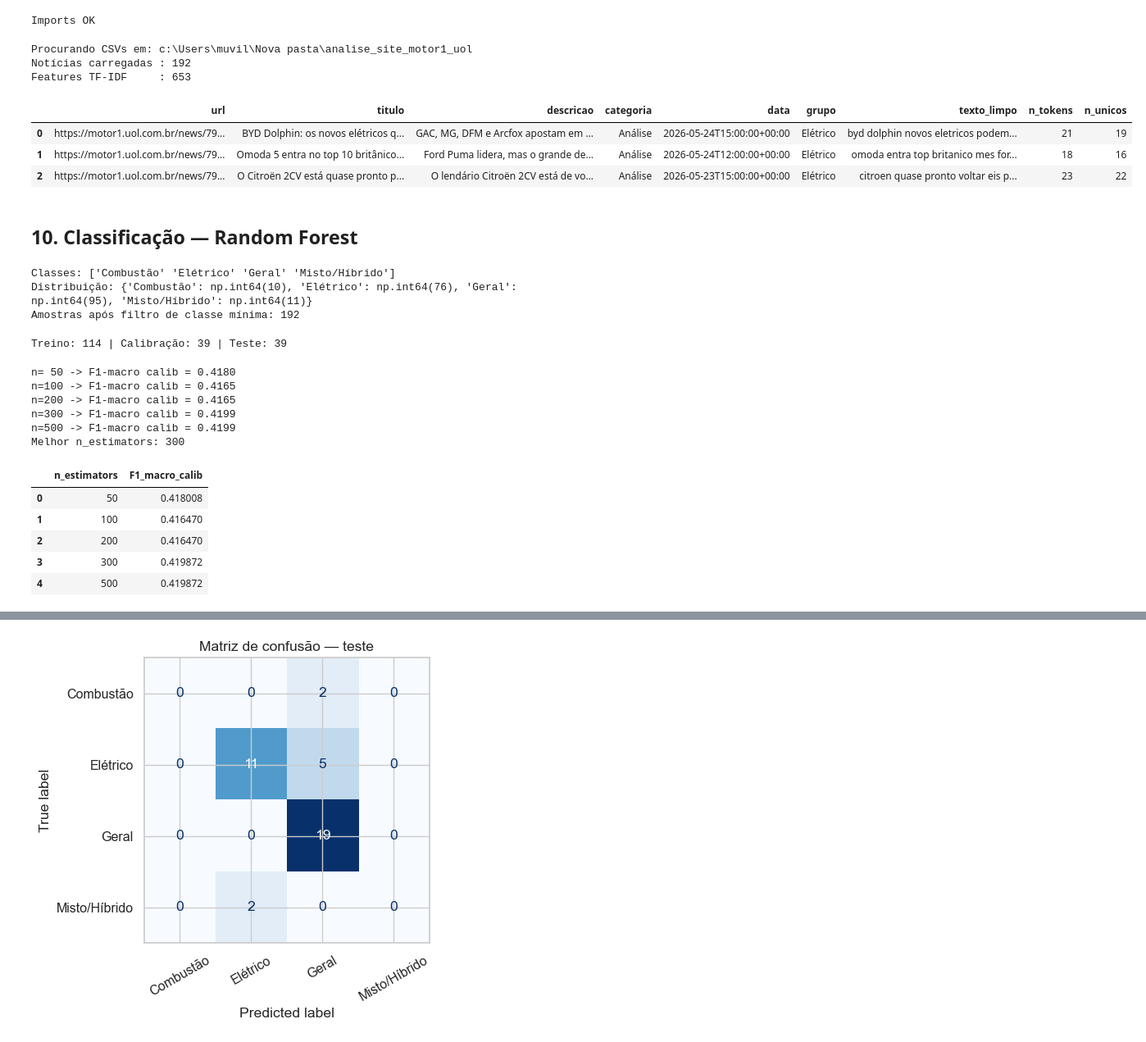
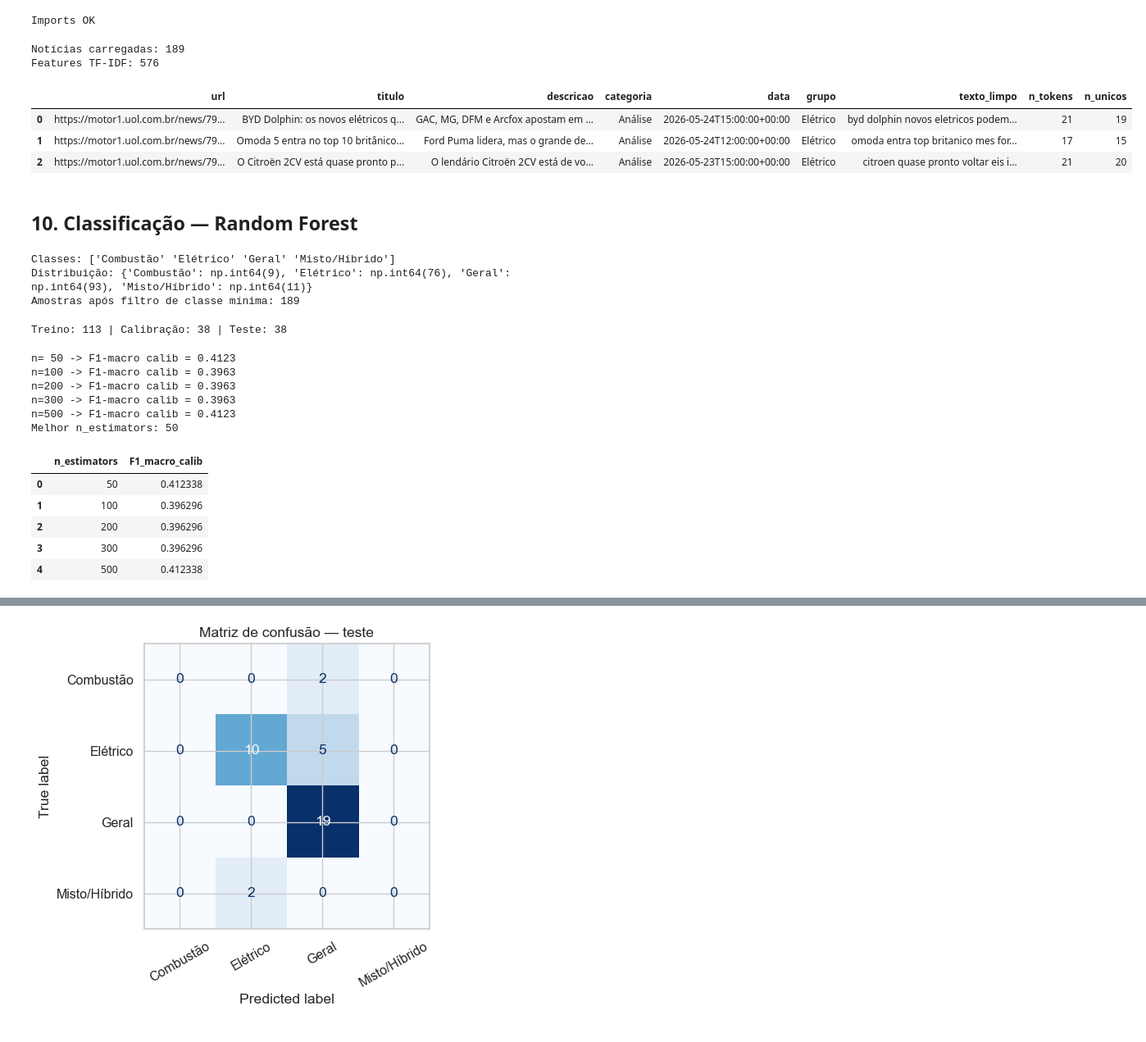
Before and after one commit to muvilani/analise_site_motor1_uol, a Jupyter notebook: 03_analise.ipynb, the cells around one changed output, grey strips where cells are left out. Shown at 82% size. Cells and saved outputs as stored; diff of their text form; code cells hidden in the pictures.

```diff
--- a/03_analise.ipynb
+++ b/03_analise.ipynb
@@ -51,47 +47,35 @@ Imports OK
 # %%
 import pandas as pd
 import numpy as np
-import pathlib
+from sklearn.feature_extraction.text import TfidfVectorizer
+
+# Carrega dados processados pelo notebook 02_nlp
+df = pd.read_csv("motor1_analise_final_clean.csv", encoding="utf-8-sig")
+df_tfidf = pd.read_csv("tfidf_final_clean.csv", encoding="utf-8-sig")
+
+# Reconstrói X_tfidf e vocab a partir do df_tfidf
+vocab = df_tfidf.columns.tolist()
+X_tfidf_arr = df_tfidf.values
+X = X_tfidf_arr
+
+# Compatibilidade com variáveis usadas nos blocos de análise
 import scipy.sparse as sp
+X_tfidf = sp.csr_matrix(X_tfidf_arr)
+
 import seaborn as sns
-
-# Os CSVs são gerados pelo 02_nlp.ipynb no diretório de trabalho.
-# Se der FileNotFoundError, ajuste DATA_DIR para o caminho correto.
-DATA_DIR = pathlib.Path.cwd()
-print(f"Procurando CSVs em: {DATA_DIR}")
-
-csv_principal = DATA_DIR / "motor1_analise_final_clean.csv"
-csv_tfidf     = DATA_DIR / "tfidf_final_clean.csv"
-
-if not csv_principal.exists():
-    raise FileNotFoundError(
-        f"Arquivo não encontrado: {csv_principal}\n"
-        f"Certifique-se de ter rodado 02_nlp.ipynb neste mesmo diretório.\n"
-        f"Se os arquivos estiverem em outro lugar, altere DATA_DIR acima."
-    )
-
-df       = pd.read_csv(csv_principal, encoding="utf-8-sig")
-df_tfidf = pd.read_csv(csv_tfidf,     encoding="utf-8-sig")
-
-vocab       = df_tfidf.columns.tolist()
-X_tfidf_arr = df_tfidf.values
-X           = X_tfidf_arr
-X_tfidf     = sp.csr_matrix(X_tfidf_arr)
-
 sns.set_theme(style="whitegrid", palette="muted", font_scale=1.05)
 CORES = sns.color_palette("muted")
 
-print(f"Notícias carregadas : {len(df)}")
-print(f"Features TF-IDF     : {len(vocab)}")
+print(f"Notícias carregadas: {len(df)}")
+print(f"Features TF-IDF: {len(vocab)}")
 df.head(3)
 # %% [output]
-Procurando CSVs em: c:\Users\muvil\Nova pasta\analise_site_motor1_uol
-Notícias carregadas : 192
-Features TF-IDF     : 653
+Notícias carregadas: 189
+Features TF-IDF: 576
 |  | url | titulo | descricao | categoria | data | grupo | texto_limpo | n_tokens | n_unicos |
 | 0 | https://motor1.uol.com.br/news/79... | BYD Dolphin: os novos elétricos q... | GAC, MG, DFM e Arcfox apostam em ... | Análise | 2026-05-24T15:00:00+00:00 | Elétrico | byd dolphin novos eletricos podem... | 21 | 19 |
-| 1 | https://motor1.uol.com.br/news/79... | Omoda 5 entra no top 10 britânico... | Ford Puma lidera, mas o grande de... | Análise | 2026-05-24T12:00:00+00:00 | Elétrico | omoda entra top britanico mes for... | 18 | 16 |
-| 2 | https://motor1.uol.com.br/news/79... | O Citroën 2CV está quase pronto p... | O lendário Citroën 2CV está de vo... | Análise | 2026-05-23T15:00:00+00:00 | Elétrico | citroen quase pronto voltar eis p... | 23 | 22 |
+| 1 | https://motor1.uol.com.br/news/79... | Omoda 5 entra no top 10 britânico... | Ford Puma lidera, mas o grande de... | Análise | 2026-05-24T12:00:00+00:00 | Elétrico | omoda entra top britanico mes for... | 17 | 15 |
+| 2 | https://motor1.uol.com.br/news/79... | O Citroën 2CV está quase pronto p... | O lendário Citroën 2CV está de vo... | Análise | 2026-05-23T15:00:00+00:00 | Elétrico | citroen quase pronto voltar eis i... | 21 | 20 |
 # %% [markdown]
 ## 10. Classificação — Random Forest
 # %%
@@ -112,8 +96,8 @@ y_v = y[mask_valida]
 print(f"Amostras após filtro de classe mínima: {len(y_v)}")
 # %% [output]
 Classes: ['Combustão' 'Elétrico' 'Geral' 'Misto/Híbrido']
-Distribuição: {'Combustão': np.int64(10), 'Elétrico': np.int64(76), 'Geral': np.int64(95), 'Misto/Híbrido': np.int64(11)}
-Amostras após filtro de classe mínima: 192
+Distribuição: {'Combustão': np.int64(9), 'Elétrico': np.int64(76), 'Geral': np.int64(93), 'Misto/Híbrido': np.int64(11)}
+Amostras após filtro de classe mínima: 189
 # %%
 X_tmp, X_teste, y_tmp, y_teste = train_test_split(
     X_v, y_v, test_size=0.2, random_state=42, stratify=y_v
@@ -124,7 +108,7 @@ X_treino, X_calib, y_treino, y_calib = train_test_split(
 
 print(f"Treino: {X_treino.shape[0]} | Calibração: {X_calib.shape[0]} | Teste: {X_teste.shape[0]}")
 # %% [output]
-Treino: 114 | Calibração: 39 | Teste: 39
+Treino: 113 | Calibração: 38 | Teste: 38
 # %%
 ns = [50, 100, 200, 300, 500]
 resultados_calib = []
@@ -146,18 +130,18 @@ melhor_n = int(df_calib.loc[df_calib["F1_macro_calib"].idxmax(), "n_estimators"]
 print(f"Melhor n_estimators: {melhor_n}")
 df_calib
 # %% [output]
-n= 50 -> F1-macro calib = 0.4180
-n=100 -> F1-macro calib = 0.4165
-n=200 -> F1-macro calib = 0.4165
-n=300 -> F1-macro calib = 0.4199
-n=500 -> F1-macro calib = 0.4199
-Melhor n_estimators: 300
+n= 50 -> F1-macro calib = 0.4123
+n=100 -> F1-macro calib = 0.3963
+n=200 -> F1-macro calib = 0.3963
+n=300 -> F1-macro calib = 0.3963
+n=500 -> F1-macro calib = 0.4123
+Melhor n_estimators: 50
 |  | n_estimators | F1_macro_calib |
-| 0 | 50 | 0.418008 |
-| 1 | 100 | 0.416470 |
-| 2 | 200 | 0.416470 |
-| 3 | 300 | 0.419872 |
-| 4 | 500 | 0.419872 |
+| 0 | 50 | 0.412338 |
+| 1 | 100 | 0.396296 |
+| 2 | 200 | 0.396296 |
+| 3 | 300 | 0.396296 |
+| 4 | 500 | 0.412338 |
 # %%
 clf = RandomForestClassifier(
     n_estimators=melhor_n,
```
Also changed, not shown: parts of 27 cells of this notebook, 23 other files.
